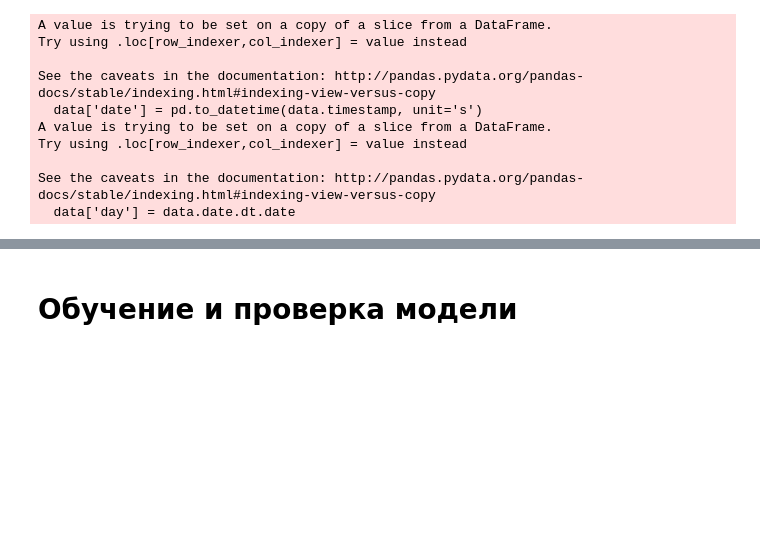
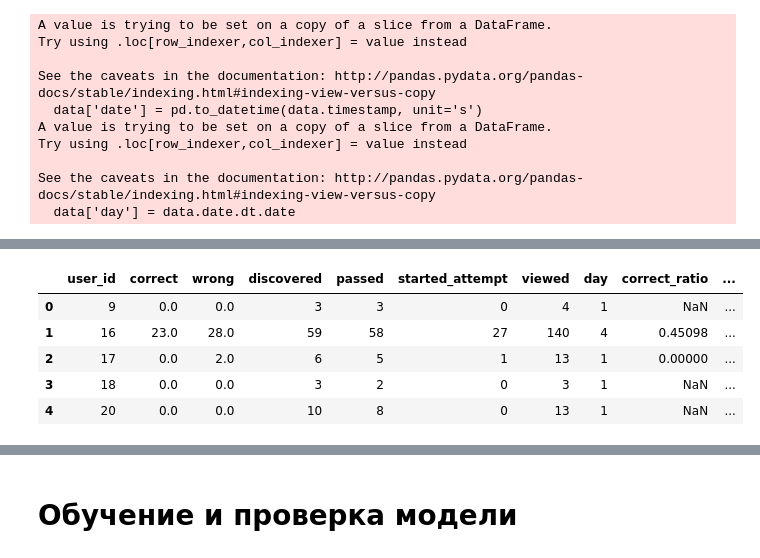
Before and after one commit to Espad/stepik_course_4852_contest, a Jupyter notebook: model-baseline.ipynb, the cells around one changed output, grey strips where cells are left out. Drawn from its saved outputs; the diff is of its cells as text; code cells hidden in the pictures; blank space fills up the shorter version.

```diff
--- a/model-baseline.ipynb
+++ b/model-baseline.ipynb
@@ -105,3 +145,12 @@ X_train.head()
+# %%
+X_test.head()
+# %% [output]
+|  | user_id | correct | wrong | discovered | passed | started_attempt | viewed | day | correct_ratio | ... |
+| 0 | 9 | 0.0 | 0.0 | 3 | 3 | 0 | 4 | 1 | NaN | ... |
+| 1 | 16 | 23.0 | 28.0 | 59 | 58 | 27 | 140 | 4 | 0.45098 | ... |
+| 2 | 17 | 0.0 | 2.0 | 6 | 5 | 1 | 13 | 1 | 0.00000 | ... |
+| 3 | 18 | 0.0 | 0.0 | 3 | 2 | 0 | 3 | 1 | NaN | ... |
+| 4 | 20 | 0.0 | 0.0 | 10 | 8 | 0 | 13 | 1 | NaN | ... |
 # %%
 # normalise the data with gaps fill using sklearn
 df_num_features = X_train.columns.copy()
```
Also changed, not shown: parts of 31 cells of this notebook, 5 other files.
